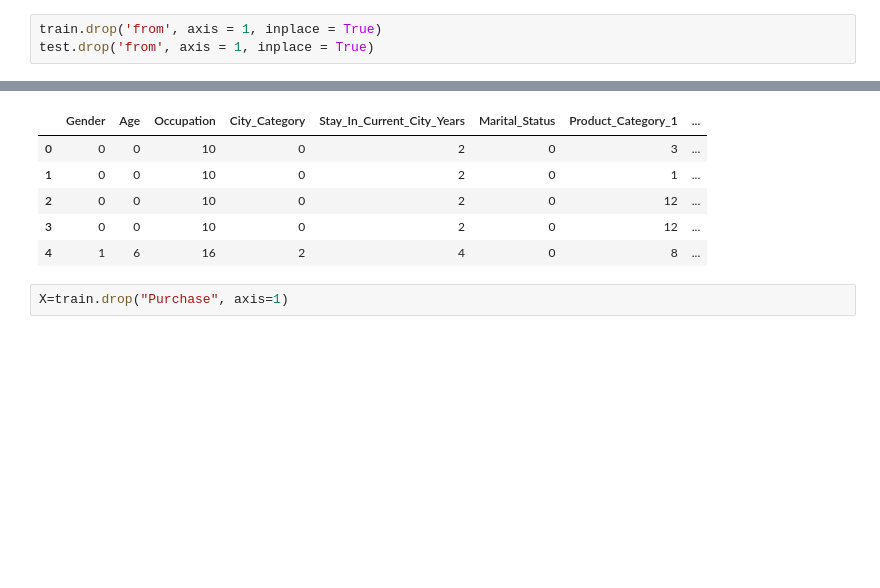
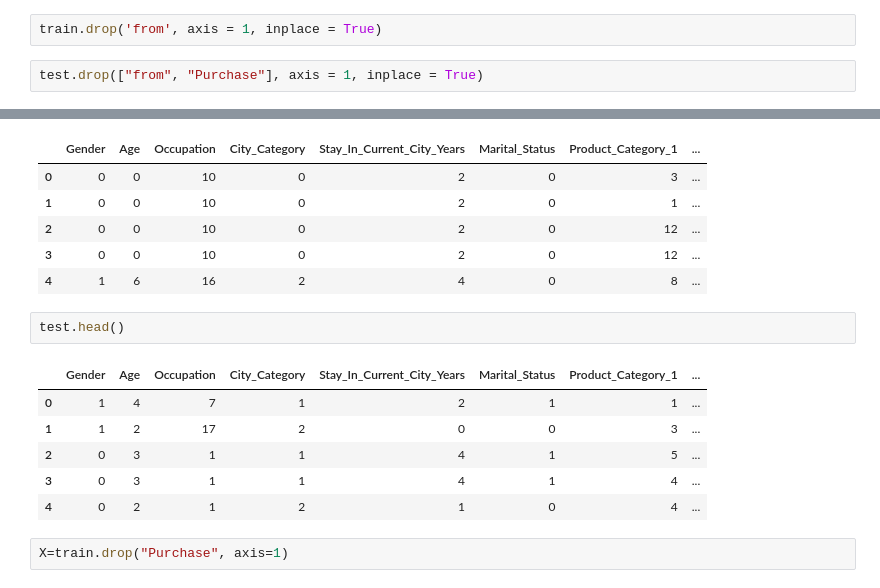
Before and after one commit to hanucherukuri/Black_Friday_Sales_Prediction, a Jupyter notebook: Black_Friday_Sales_Prediction.ipynb, the cells around one changed output, grey strips where cells are left out. Drawn from its saved outputs; the diff is of its cells as text; blank space fills up the shorter version.

```diff
--- a/Black_Friday_Sales_Prediction.ipynb
+++ b/Black_Friday_Sales_Prediction.ipynb
@@ -397,7 +388,8 @@ train.shape, test.shape
 ((550068, 10), (233599, 10))
 # %%
 train.drop('from', axis = 1, inplace = True)
-test.drop('from', axis = 1, inplace = True)
+# %%
+test.drop(["from", "Purchase"], axis = 1, inplace = True)
 # %%
 train.head()
 # %% [output]
@@ -407,6 +399,15 @@ train.head()
 | 2 | 0 | 0 | 10 | 0 | 2 | 0 | 12 | ... |
 | 3 | 0 | 0 | 10 | 0 | 2 | 0 | 12 | ... |
 | 4 | 1 | 6 | 16 | 2 | 4 | 0 | 8 | ... |
+# %%
+test.head()
+# %% [output]
+|  | Gender | Age | Occupation | City_Category | Stay_In_Current_City_Years | Marital_Status | Product_Category_1 | ... |
+| 0 | 1 | 4 | 7 | 1 | 2 | 1 | 1 | ... |
+| 1 | 1 | 2 | 17 | 2 | 0 | 0 | 3 | ... |
+| 2 | 0 | 3 | 1 | 1 | 4 | 1 | 5 | ... |
+| 3 | 0 | 3 | 1 | 1 | 4 | 1 | 4 | ... |
+| 4 | 0 | 2 | 1 | 2 | 1 | 0 | 4 | ... |
 # %%
 X=train.drop("Purchase", axis=1)
 # %%
```
Also changed, not shown: parts of 36 cells of this notebook.
